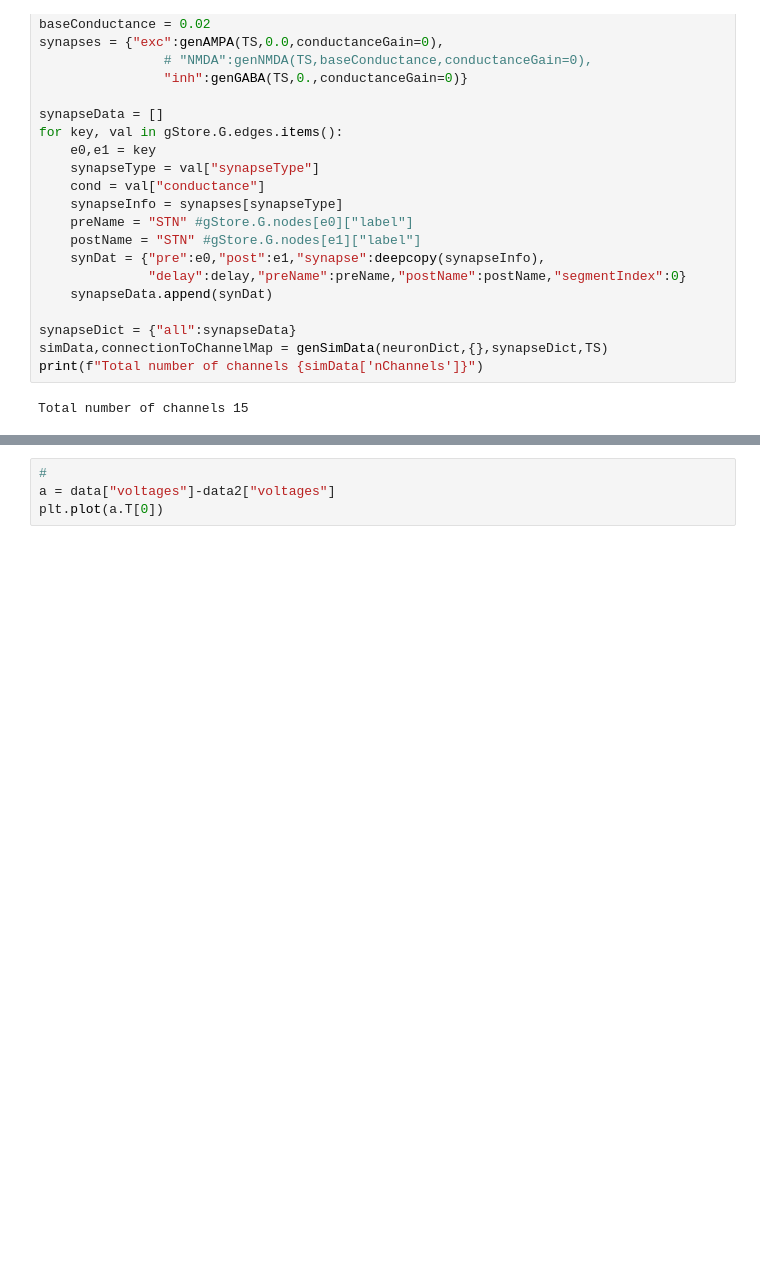
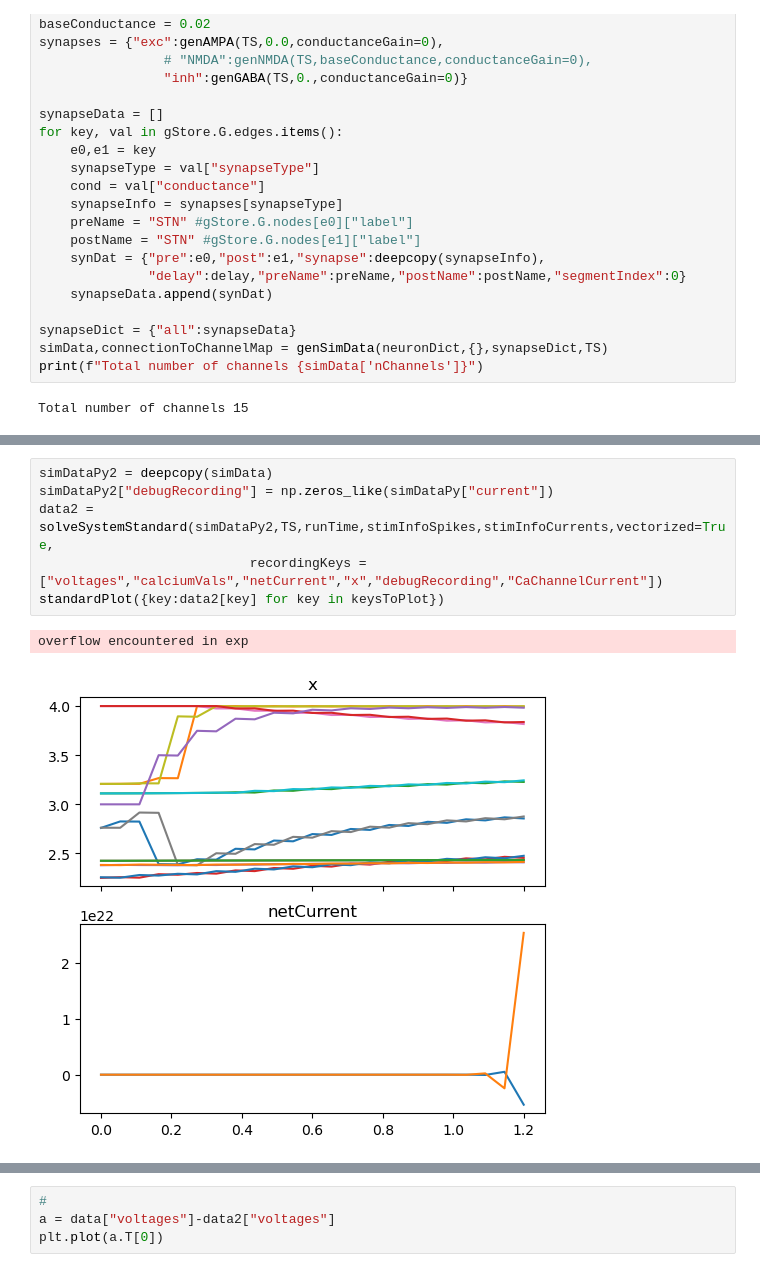
Before and after one commit to cathalmc/CBLTP_NeuroSim, a Jupyter notebook: graphCreator.ipynb, the cells around one changed output, grey strips where cells are left out. Drawn from its saved outputs; the diff is of its cells as text; blank space fills up the shorter version.

```diff
--- a/graphCreator.ipynb
+++ b/graphCreator.ipynb
@@ -251,0 +111,9 @@ overflow encountered in exp
+# %%
+simDataPy2 = deepcopy(simData)
+simDataPy2["debugRecording"] = np.zeros_like(simDataPy["current"])
+data2 = solveSystemStandard(simDataPy2,TS,runTime,stimInfoSpikes,stimInfoCurrents,vectorized=True,
+                           recordingKeys = ["voltages","calciumVals","netCurrent","x","debugRecording","CaChannelCurrent"])
+standardPlot({key:data2[key] for key in keysToPlot})
+# %% [output]
+overflow encountered in exp
+[figure, added]
```
Also changed, not shown: parts of 7 cells of this notebook, 1 other file.
